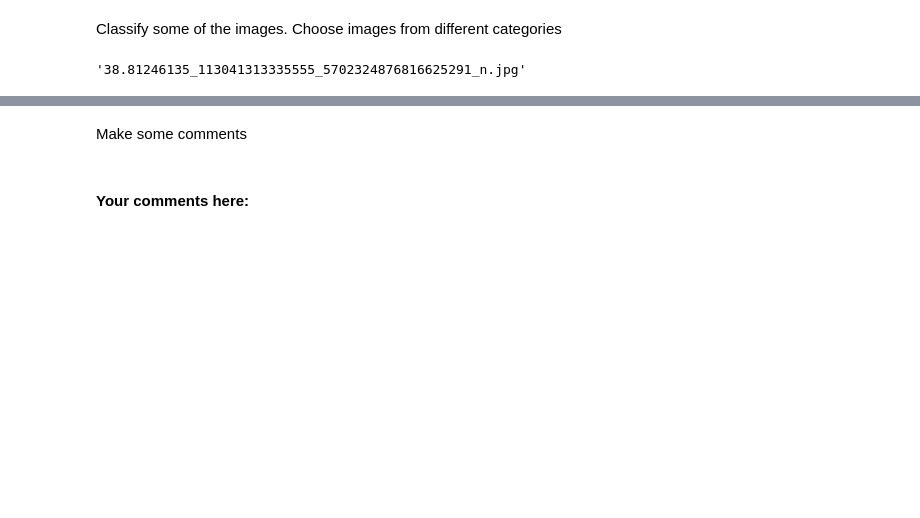
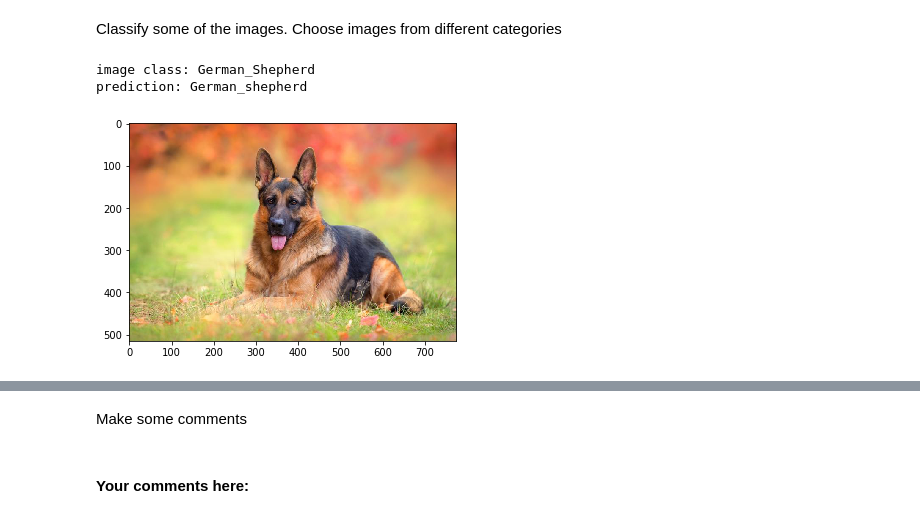
Before and after one commit to Ruby122/2020-CS109B, a Jupyter notebook: content/homeworks/hw04/cs109b_hw1_209.ipynb, the cells around one changed output, grey strips where cells are left out. Cells and saved outputs as stored; diff of their text form; code cells hidden in the pictures; blank space fills up the shorter version.

```diff
--- a/content/homeworks/hw04/cs109b_hw1_209.ipynb
+++ b/content/homeworks/hw04/cs109b_hw1_209.ipynb
@@ -220,10 +211,12 @@ image_batch, label_batch = next(train_generator)
 # %%
 #your code here
-file_path = pathTrain + listGroupsTrain[0]
-random_filename = np.random.choice([
-    x for x in os.listdir(file_path)
-    if os.path.isfile(os.path.join(file_path, x))
-])
-random_filename
+# pick a random file for each group
+# image_batch, label_batch = next(train_generator)
+file_dict = {}
+for group in listGroupsTrain:
+    file_path = pathTrain + group
+    random_filename = np.random.choice([
+        x for x in os.listdir(file_path)
+        if os.path.isfile(os.path.join(file_path, x))
+    ])
+    file_dict[group] = 'trainData/' + group + '/' + random_filename
-# %% [output]
-'38.81246135_113041313335555_5702324876816625291_n.jpg'
@@ -233,0 +223,9 @@ random_filename
+# %%
+#your code here
+plt.imshow(image.load_img(pathFolder + file_dict['German_Shepherd']))
+print('image class: German_Shepherd')
+print('prediction: {}'.format(mobileClassifier(file_dict['German_Shepherd'])[0][0][1]))
+# %% [output]
+image class: German_Shepherd
+prediction: German_shepherd
+[figure, added]
```
Also changed, not shown: parts of 42 cells of this notebook, 4 other files.
